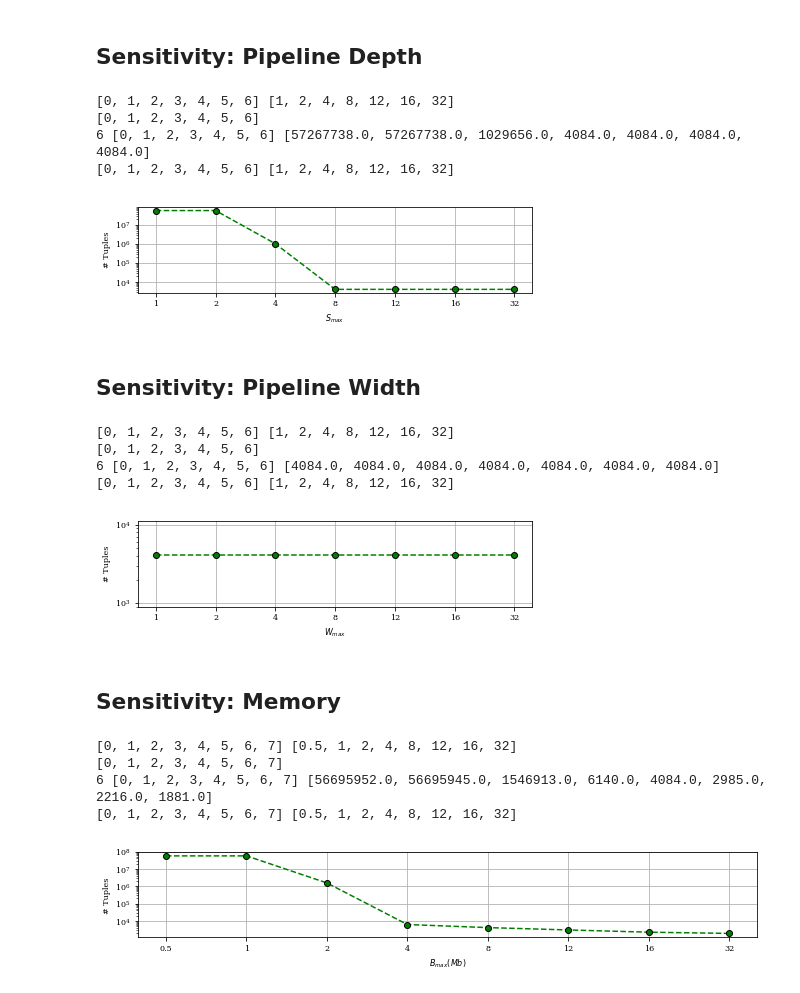
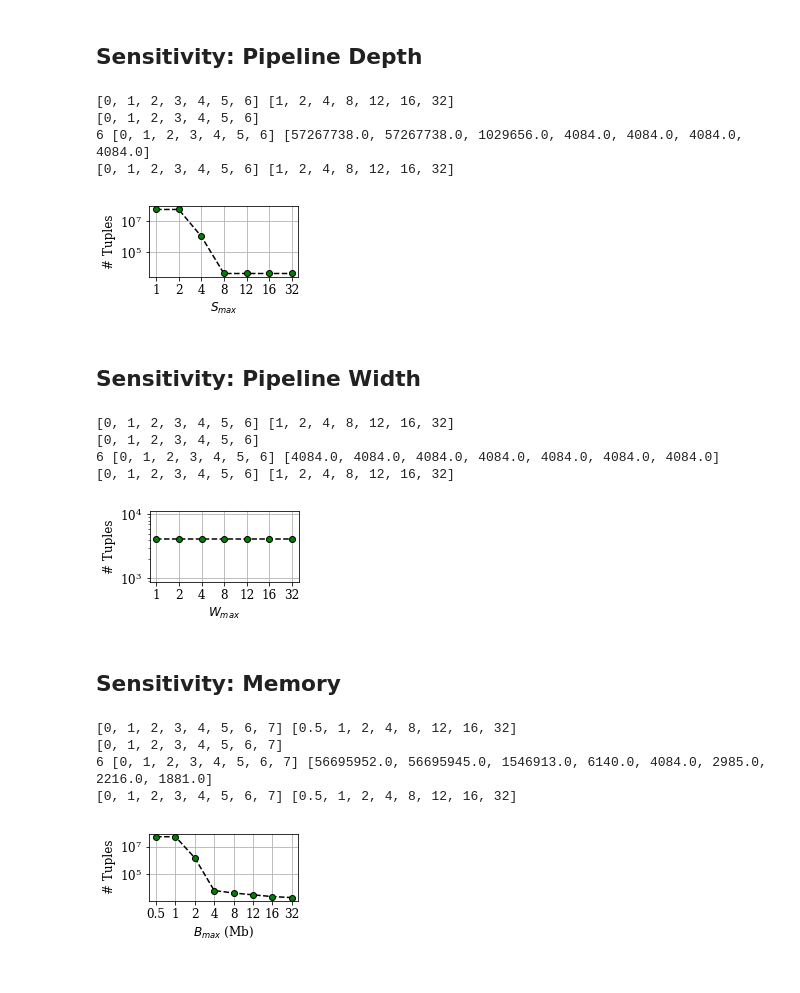
Before and after one commit to agupta13/SONATA-DEV, a Jupyter notebook: analysis/performance_eval/plot_results/plot_results.ipynb, the cells around one changed output. Drawn from its saved outputs; the diff is of its cells as text; code cells hidden in the pictures.

```diff
--- a/analysis/performance_eval/plot_results/plot_results.ipynb
+++ b/analysis/performance_eval/plot_results/plot_results.ipynb
@@ -474,7 +474,7 @@ def get_plot_data(data, modes):
             out[x_lab][mode]= data[x_lab][0][mode]
     return out
 
-
+matplotlib.rcParams['font.size']= 10
 
 
 def draw_plots(data, modes, modes_2_labels):
@@ -558,7 +558,7 @@ matplotlib.use('Agg')
 # matplotlib.rcParams['text.usetex'] = True
 matplotlib.rcParams['font.family']= 'serif'
 # matplotlib.rcParams['font.sans-serif']='Times'
-matplotlib.rcParams['font.size']= 8
+matplotlib.rcParams['font.size']= 12
 
 def draw_plots(data, modes, modes_2_labels):
     f, (ax) = plt.subplots(1)
@@ -567,7 +567,7 @@ def draw_plots(data, modes, modes_2_labels):
     shift = (1+len(modes))*bar_width
     qids = Ds
     qids.sort()
-    matplotlib.rcParams['figure.figsize']= [6.25, 1.93]
+    matplotlib.rcParams['figure.figsize']= [3.125, 1.93]
 
     xlab = range(len(qids))
     print xlab, qids
@@ -584,36 +584,36 @@ def draw_plots(data, modes, modes_2_labels):
 
         print mode, x, y
 #         ax.bar(x, y, bar_width, alpha=0.8, color=color_n[mode], hatch = hatches[mode],label=modes_2_labels[mode])
-        pl.plot(x,y,label=modes_2_labels[mode],color='g',linestyle='--', marker='o', mec='k')
+        pl.plot(x,y,label=modes_2_labels[mode],color='k',linestyle='--', marker='o', mec='k', mfc='g')
 
         ctr += 1
 
     plt.xlabel(r'$S_{max}$')
     plt.ylabel('# Tuples')
 
     print ticks, qids
     plt.xticks(ticks, qids)
     ax.grid(True)
     #ax.set_xlim(xmax=5.25)
     ax.set_yscale("log", nonposy='clip')
 #     ax.set_xlim(xmin=0.75)
 #     ax.legend(loc='upper center', bbox_to_anchor=(0.5, 1.2),
 #               ncol=5, fancybox=False, shadow=False)
     fname = "/Users/arpit/Documents/nsdi18/writing/figures/sensitivity_D_analysis.eps"
     plt.tight_layout()
     plot_name = fname
     pl.savefig(plot_name)
     plt.show()
     pass
 
 # plot_data = get_plot_data(data)
 draw_plots(data, modes, modes_2_labels)
 # %% [output]
 [0, 1, 2, 3, 4, 5, 6] [1, 2, 4, 8, 12, 16, 32]
 [0, 1, 2, 3, 4, 5, 6]
 6 [0, 1, 2, 3, 4, 5, 6] [57267738.0, 57267738.0, 1029656.0, 4084.0, 4084.0, 4084.0, 4084.0]
 [0, 1, 2, 3, 4, 5, 6] [1, 2, 4, 8, 12, 16, 32]
-[figure, old version]
+[figure, new version]
 # %% [markdown]
 ## Sensitivity: Pipeline Width
 # %%
@@ -627,9 +627,10 @@ Ds = [1,2,4,8,12,16,32]
 modes = [6]
 modes_2_labels = {1: "Pl1", 2: "Pl2", 3: "Pl3", 4: "Pl4", 6: "Sonata"}
 hatches = {0:'/', 1:'-', 2:'+', 3:'o', 4:'\\', 5:'x', 6:'o', 7:'O', 8:'.'}
+matplotlib.rcParams['font.size']= 12
 
 def draw_plots(data, modes, modes_2_labels):
-    matplotlib.rcParams['figure.figsize']= [6.25, 1.93]
+    matplotlib.rcParams['figure.figsize']= [3.125, 1.93]
     f, (ax) = plt.subplots(1)
     ctr = 0
     bar_width = 5
@@ -651,7 +652,7 @@ def draw_plots(data, modes, modes_2_labels):
         x= xlab
         print mode, x, y
         #ax.bar(x, y, bar_width, alpha=0.8, color=color_n[mode], hatch = hatches[mode],label=modes_2_labels[mode])
-        pl.plot(x,y,label=modes_2_labels[mode],color='g',linestyle='--', marker='o', mec='k')
+        pl.plot(x,y,label=modes_2_labels[mode],color='k',linestyle='--', marker='o', mec='k', mfc='g')
 
         ctr += 1
 
@@ -680,7 +681,7 @@ draw_plots(data, modes, modes_2_labels)
 [0, 1, 2, 3, 4, 5, 6]
 6 [0, 1, 2, 3, 4, 5, 6] [4084.0, 4084.0, 4084.0, 4084.0, 4084.0, 4084.0, 4084.0]
 [0, 1, 2, 3, 4, 5, 6] [1, 2, 4, 8, 12, 16, 32]
-[figure, old version]
+[figure, new version]
 # %% [markdown]
 ## Sensitivity: Memory
 # %%
@@ -705,7 +706,7 @@ matplotlib.use('Agg')
 # matplotlib.rcParams['text.usetex'] = True
 matplotlib.rcParams['font.family']= 'serif'
 # matplotlib.rcParams['font.sans-serif']='Times'
-matplotlib.rcParams['font.size']= 8
+matplotlib.rcParams['font.size']= 12
 
 
 
@@ -716,7 +717,7 @@ def draw_plots(data, modes, modes_2_labels):
     shift = (1+len(modes))*bar_width
     qids = Ds
     qids.sort()
-    matplotlib.rcParams['figure.figsize']= [6.25, 1.93]
+    matplotlib.rcParams['figure.figsize']= [3.125, 1.93]
 
     xlab = range(len(qids))
     print xlab, qids
@@ -731,7 +732,7 @@ def draw_plots(data, modes, modes_2_labels):
 
         print mode, x, y
         #ax.bar(x, y, bar_width, alpha=0.8, color=color_n[mode], hatch = hatches[mode],label=modes_2_labels[mode])
-        pl.plot(x,y,label=modes_2_labels[mode],color='g',linestyle='--', marker='o', mec='k')
+        pl.plot(x,y,label=modes_2_labels[mode],color='k',linestyle='--', marker='o', mec='k', mfc='g')
 
         ctr += 1
 
@@ -760,4 +761,4 @@ draw_plots(data, modes, modes_2_labels)
 [0, 1, 2, 3, 4, 5, 6, 7]
 6 [0, 1, 2, 3, 4, 5, 6, 7] [56695952.0, 56695945.0, 1546913.0, 6140.0, 4084.0, 2985.0, 2216.0, 1881.0]
 [0, 1, 2, 3, 4, 5, 6, 7] [0.5, 1, 2, 4, 8, 12, 16, 32]
-[figure, old version]
+[figure, new version]
```
Also changed, not shown: parts of 8 cells of this notebook, 2 other files.
